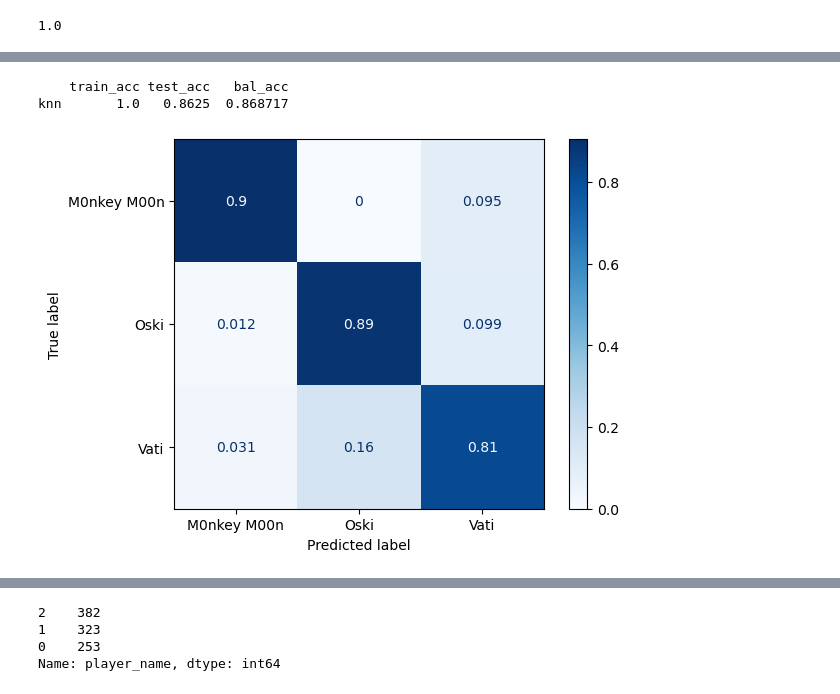
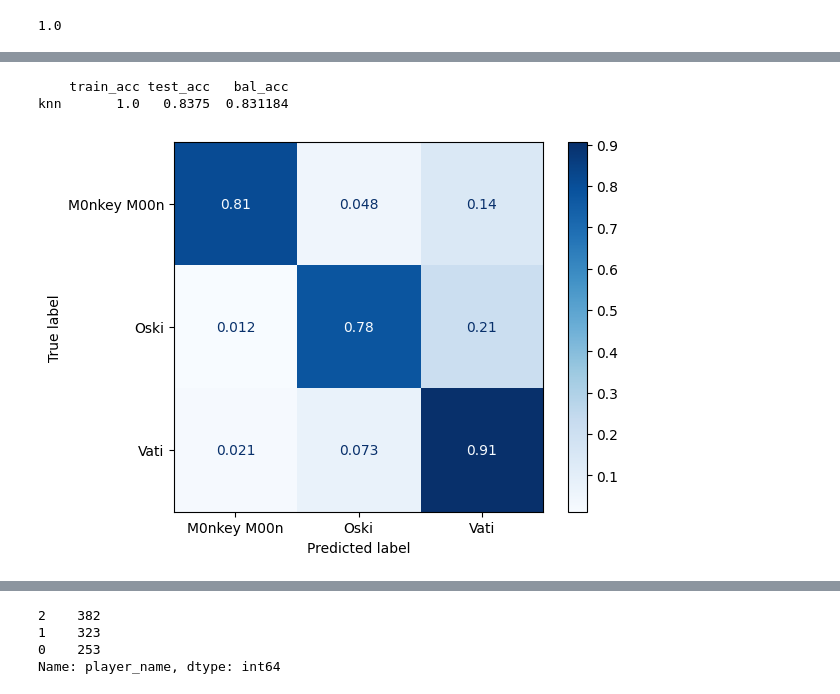
Before and after one commit to boay00/capstone-GA, a Jupyter notebook: 3-modeling-playstyle/code/playstyle-classification-model.ipynb, the cells around one changed output, grey strips where cells are left out. Cells and saved outputs as stored; diff of their text form; code cells hidden in the pictures.

```diff
--- a/3-modeling-playstyle/code/playstyle-classification-model.ipynb
+++ b/3-modeling-playstyle/code/playstyle-classification-model.ipynb
@@ -123,3 +124,3 @@ knn.score(X_test_poly, y_test)
 # %%
-et.fit(X_train_poly, y_train)
+et_poly.fit(X_train, y_train)
 # %% [output]
@@ -135,5 +137,5 @@ et.score(X_test_poly, y_test)
 # %%
-def get_accuracies(X_train, y_train, X_test, y_test, model, model_name:str, scores_df=None, norm=None, confusion = True):
+def get_accuracies(X_train, X_test, y_train, y_test, model, model_name:str, scores_df=None, norm=None, confusion = True):
 
     # Takes training and test splits, a desired model and model name (string),
     # current scoring dataframe and norm parameter for the heatmap output
@@ -162,13 +164,14 @@ def get_accuracies(X_train, y_train, X_test, y_test, model, model_name:str, scor
 
     return scores_df
 # %%
-pipe_knn = Pipeline([
+knn_poly = Pipeline([
     ('ss', StandardScaler()),
+    ('poly', PolynomialFeatures(interaction_only=True)),
     ('knn', KNeighborsClassifier())
 ])
 # %%
 gs_knn = GridSearchCV(
-    pipe_knn,
+    knn_poly,
     param_grid={
         'knn__n_neighbors' : [3, 5, 7, 9, 10, 15],
         'knn__weights' : ['uniform', 'distance'],
@@ -198,11 +203,11 @@ gs_knn.best_params_
 # %%
-scores_df = get_accuracies(X_train, y_train, X_test, y_test,
+scores_df = get_accuracies(X_train, X_test, y_train, y_test,
                            gs_knn.best_estimator_,
                            'knn',
                            norm = 'true')
 # %% [output]
     train_acc test_acc   bal_acc
-knn       1.0   0.8625  0.868717
+knn       1.0   0.8375  0.831184
-[figure, old version]
+[figure, new version]
 # %%
 pipe_et = Pipeline([
```
Also changed, not shown: parts of 59 cells of this notebook, 16 other files.
